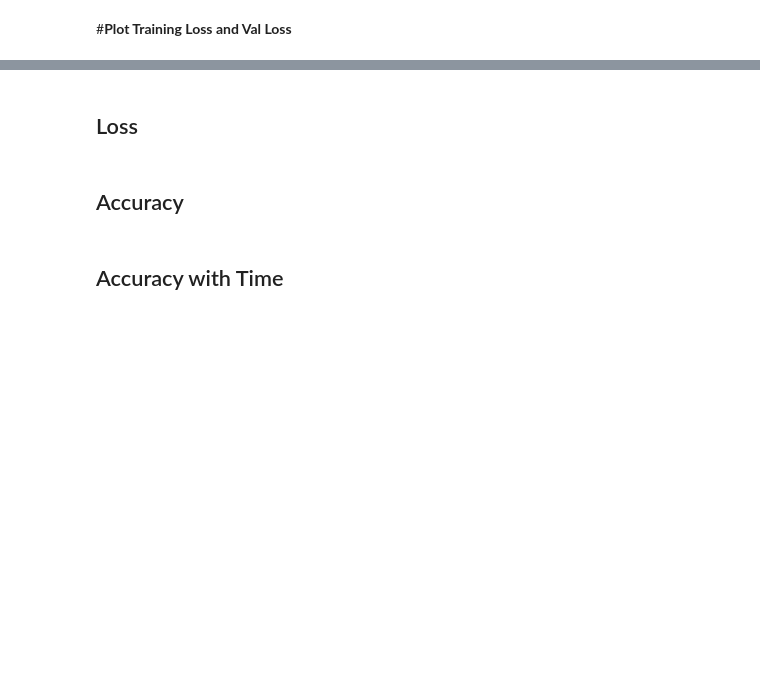
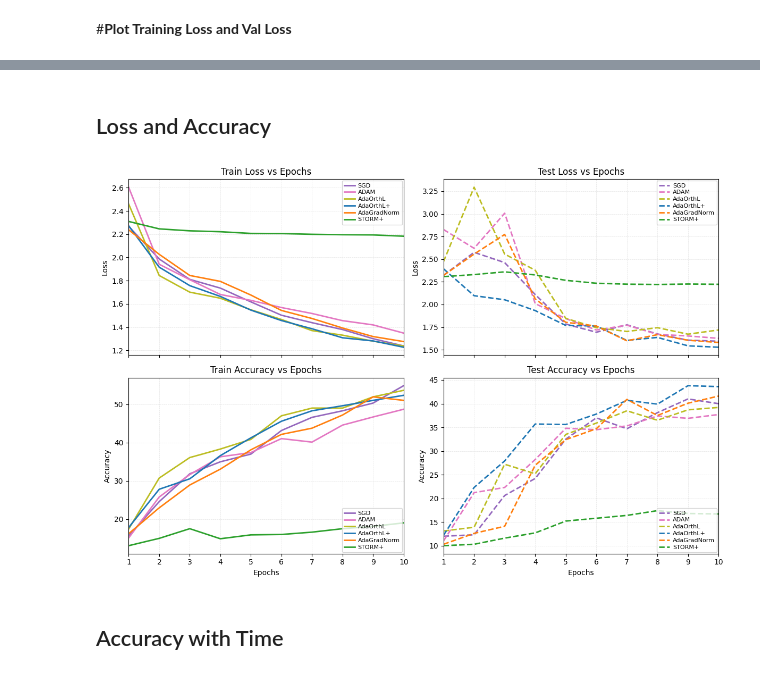
Before and after one commit to RayCyder/Intro, a Jupyter notebook: ResNet_Implementation_on_CIFAR10_2.ipynb, the cells around one changed output, grey strips where cells are left out. Drawn from its saved outputs; the diff is of its cells as text; code cells hidden in the pictures; blank space fills up the shorter version.

```diff
--- a/ResNet_Implementation_on_CIFAR10_2.ipynb
+++ b/ResNet_Implementation_on_CIFAR10_2.ipynb
@@ -1553,7 +1604,15 @@ optimizers = {
     "AdaGradNorm": AdaGradNormOptimizer,
     "STORM+": STORMPlusOptimizer,
 }
-
+colors = {
+    # "Muon-MVR2": "#d62728",
+    "SGD": "#9467bd",
+    "ADAM": "#e377c2",
+    "AdaOrthL": "#bcbd22",
+    "AdaOrthL+": "#1f77b4",
+    "AdaGradNorm": "#ff7f0e",
+    "STORM+": "#2ca02c",
+}
 # 运行 grid search，保存结果
 results = {}
 best = {}
@@ -1561,7 +1620,7 @@ train_object_val = TrainModel(train_loader, val_loader, classes, epochs=5)#5 for
 learning_rates = [1e-4, 5e-4, 1e-3, 5e-3, 1e-2, 5e-2, 1e-1]
 
 for name, opt_fn in optimizers.items():
-    best_lr, losses = get_or_run_grid_search(
+    best_lr, all_results = get_or_run_grid_search(
     optimizer_name=name,
     opt_fn=opt_fn,
     random_seed=seed_seed,
@@ -1571,21 +1630,21 @@ for name, opt_fn in optimizers.items():
     tag="resnet18_cifar10",
     train_object = train_object_val
 )
-    results[name] = losses
-    best[name] = (best_lr, float(np.min(losses)))
+    results[name] = all_results
+    best[name] = (best_lr, float(np.min(all_results["best_val_loss"]))) #use val loss to choose best lr
     print(f"[{name}] best lr = {best_lr}, min val loss = {best[name][1]:.6f}")
 
 # 画一张总图
-plt.figure(figsize=(7, 4.5))
-plt.xscale("log")
-plt.xlabel("Learning rate")
-plt.ylabel("Min Validation Loss")
-plt.title("Learning Rate Grid Search (All Optimizers)")
-plt.xticks(learning_rates, labels=[str(lr) for lr in learning_rates], rotation=45)
+# plt.figure(figsize=(7, 4.5))
+# plt.xscale("log")
+# plt.xlabel("Learning rate")
+# plt.ylabel("Min Validation Loss")
+# plt.title("Learning Rate Grid Search (All Optimizers)")
+# plt.xticks(learning_rates, labels=[str(lr) for lr in learning_rates], rotation=45)
 
-for name, losses in results.items():
-    plt.plot(learning_rates, losses, marker="o", linewidth=2, label=name)
+# for name, losses in results.items():
+#     plt.plot(learning_rates, losses, marker="o", linewidth=2, label=name)
 
-plt.legend()
-plt.tight_layout()
-plt.show()
+# plt.legend()
+# plt.tight_layout()
+# plt.show()
@@ -1771,6 +1958,6 @@ def plot_acc_vs_time(run_results, colors, save_path="acc_time.png"):
 # %% [markdown]
-## Loss
+## Loss  and Accuracy
 # %%
-plot_loss_curves(run_results, epochs=train_object.epochs, colors=colors, save_path=f"loss_{seed_seed}.png")
+plot_metrics_2x2(run_results, epochs=train_object.epochs, colors=colors, save_path=f"loss_acc_{seed_seed}.png")
+# %% [output]
+[figure, added]
-# %% [markdown]
-## Accuracy
```
Also changed, not shown: parts of 15 cells of this notebook.
